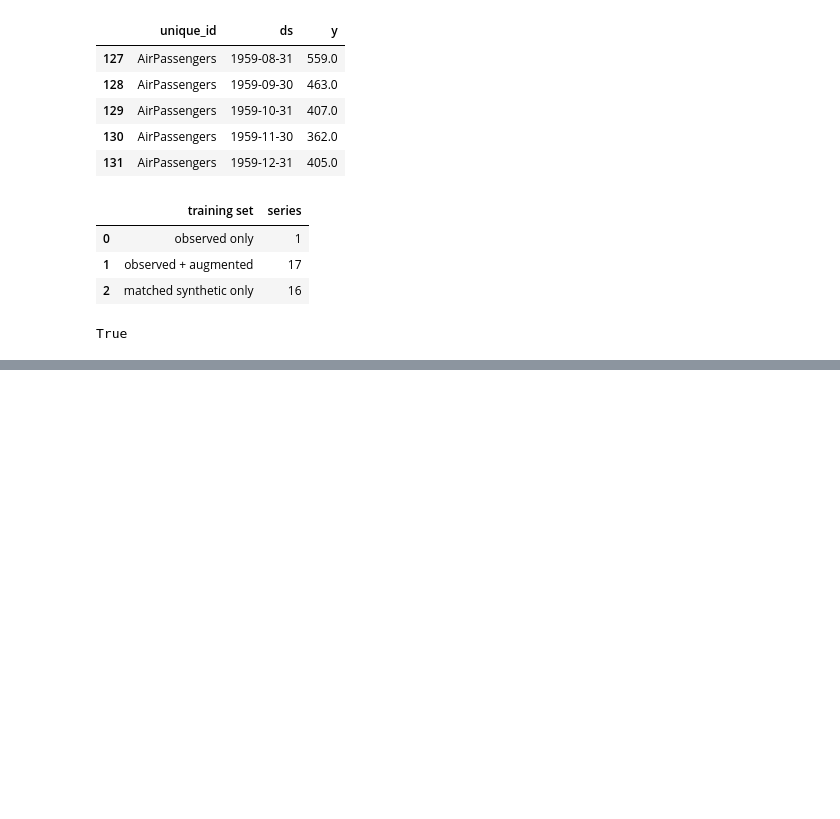
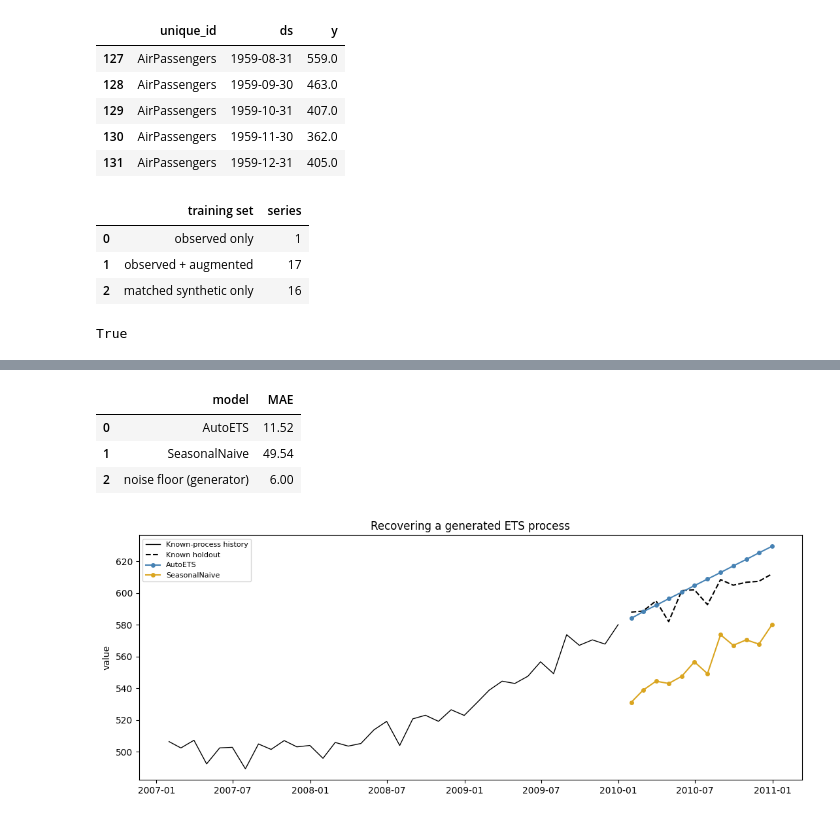
Before and after one commit to Nixtla/synforecast, a Jupyter notebook: nbs/docs/integrations/statsforecast.ipynb, the cells around one changed output, grey strips where cells are left out. Drawn from its saved outputs; the diff is of its cells as text; code cells hidden in the pictures; blank space fills up the shorter version.

Commit message:
improve_sf_example

```diff
--- a/nbs/docs/integrations/statsforecast.ipynb
+++ b/nbs/docs/integrations/statsforecast.ipynb
@@ -137 +167,70 @@ fig.tight_layout()
+# %%
+NOISE_STD = 6.0
+known_process = ETSGenerator(
+    min_length=132,
+    max_length=132,
+    freq="ME",
+    engine="polars",
+    seasonal_period=12,
+    error_type="add",
+    trend_type="add",
+    seasonal_type="add",
+    level=300.0,
+    trend=1.5,
+    noise_std=NOISE_STD,
+    seed=7,
+)
+known_panel = known_process.generate(n_series=12).to_pandas()
+
+is_holdout = (
+    known_panel.groupby("unique_id", observed=True).cumcount() >= 132 - HORIZON
+)
+known_train_df = known_panel.loc[~is_holdout]
+known_test_df = known_panel.loc[is_holdout]
+
+known_models = StatsForecast(
+    models=[AutoETS(season_length=12), SeasonalNaive(season_length=12)],
+    freq="ME",
+    n_jobs=1,
+)
+known_models.fit(known_train_df)
+known_forecast = known_models.predict(h=HORIZON).merge(
+    known_test_df[["unique_id", "ds", "y"]], on=["unique_id", "ds"]
+)
+
+pd.DataFrame(
+    {
+        "model": ["AutoETS", "SeasonalNaive", "noise floor (generator)"],
+        "MAE": [
+            (known_forecast["AutoETS"] - known_forecast["y"]).abs().mean(),
+            (known_forecast["SeasonalNaive"] - known_forecast["y"]).abs().mean(),
+            NOISE_STD,
+        ],
+    }
+).round(2)
+# %% [output]
+|  | model | MAE |
+| 0 | AutoETS | 11.52 |
+| 1 | SeasonalNaive | 49.54 |
+| 2 | noise floor (generator) | 6.00 |
+# %%
+example_id = known_panel["unique_id"].iloc[0]
+example_history = known_train_df.loc[known_train_df["unique_id"] == example_id].tail(36)
+example_holdout = known_test_df.loc[known_test_df["unique_id"] == example_id]
+example_forecast = known_forecast.loc[known_forecast["unique_id"] == example_id]
+
+fig, ax = plt.subplots(figsize=(11, 4.5))
+ax.plot(example_history["ds"], example_history["y"], color="black", linewidth=1,
+        label="Known-process history")
+ax.plot(example_holdout["ds"], example_holdout["y"], color="black", linestyle="--",
+        label="Known holdout")
+ax.plot(example_forecast["ds"], example_forecast["AutoETS"], color="steelblue",
+        marker="o", markersize=4, label="AutoETS")
+ax.plot(example_forecast["ds"], example_forecast["SeasonalNaive"], color="goldenrod",
+        marker="o", markersize=4, label="SeasonalNaive")
+ax.set(title="Recovering a generated ETS process", ylabel="value")
+ax.legend(fontsize=8)
+fig.tight_layout()
+# %% [output]
+[figure, added]
 # %% [markdown]
```
Also changed, not shown: parts of 9 cells of this notebook, 1 other file.
